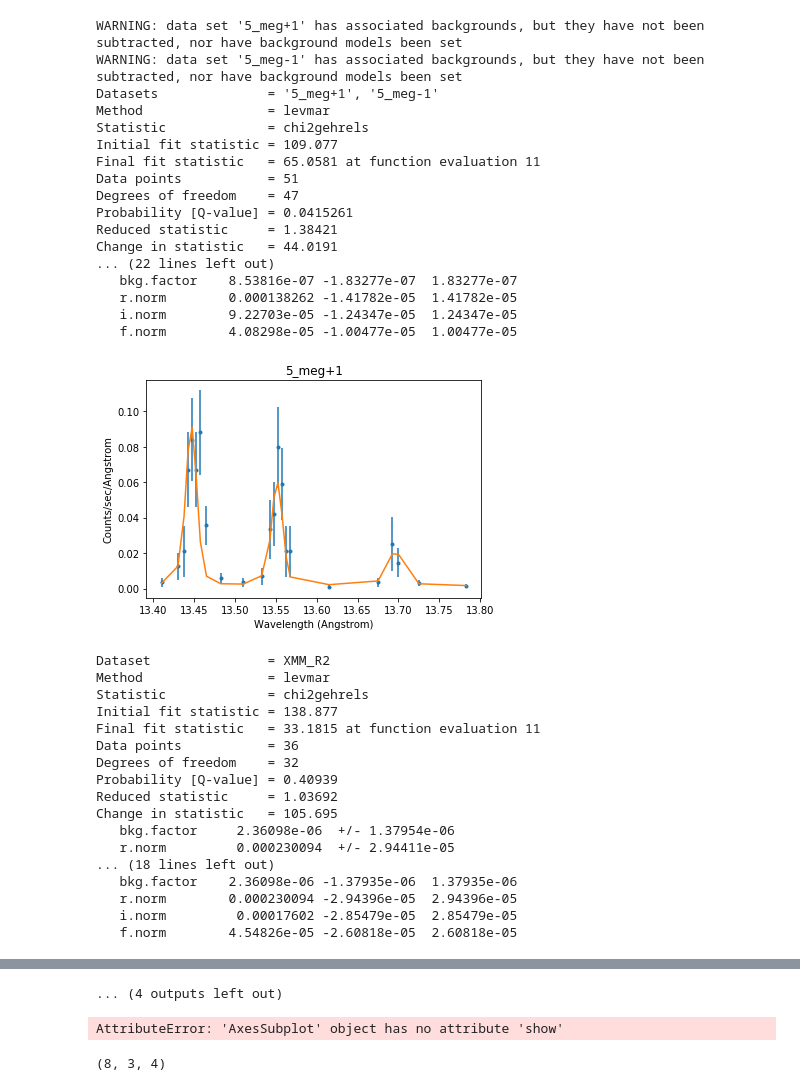
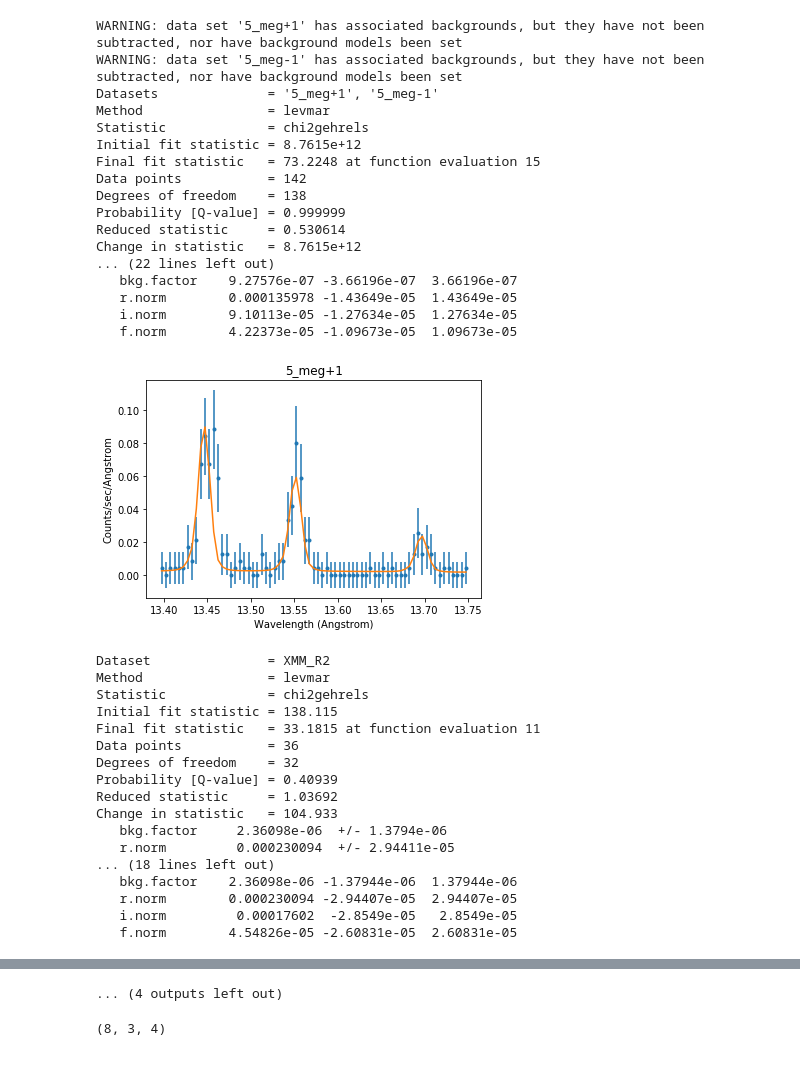
Before and after one commit to hamogu/TWHya, a Jupyter notebook: X-rayvariability.ipynb, the cells around one changed output, grey strips where cells are left out. Cells and saved outputs as stored; diff of their text form; code cells hidden in the pictures.

Commit message:
Update plots, estimate count rates

```diff
--- a/X-rayvariability.ipynb
+++ b/X-rayvariability.ipynb
@@ -190,13 +170,0 @@ ui.plot_data('XMM_R2')
-# %%
-ui.set_method("levmar")
-ui.set_stat("chi2gehrels")
-# %%
-#names= ['13250_leg+1', '13250_leg-1']
-#names = ['7437_meg-1']
-for n in names:
-        ui.set_source(n, line_r + line_i + line_f)
-        ui.group_width(n, 1)
-        ui.group_counts(n, 5)
-ui.fit(*names)
-#ui.conf(*names)
-#cov = ui.get_conf_results()
@@ -221,7 +170,0 @@ names
-# %%
-fig, axes = plt.subplots(ncols=2, figsize=(10,4))
-for ax, sid in zip(axes, names):
-    fp = ui.get_fit_plot(sid)
-    ax.errorbar(fp.dataplot.x, fp.dataplot.y, yerr=fp.dataplot.yerr, fmt='o')
-    ax.plot(fp.modelplot.x, fp.modelplot.y)
-    ax.grid(True)
@@ -239,9 +180,9 @@ idnames = [['5_meg+1', '5_meg-1'],
           ]
 obsids = [o[0].split('_')[0] for o in idnames]
 # %%
-def fitlines(names):
+def fitlines(names, model):
     for n in names:
-        ui.set_source(n, bkg + line_r + line_i + line_f)
+        ui.set_source(n, model)
         #ui.group_width(n, 1)
         #ui.group_counts(n, 5)
     ui.fit(*names)
@@ -254,56 +195,56 @@ def fitlines(names):
 # %%
 # Ne IX
 line_r.LineE = 0.9220
 line_i.LineE = 0.9148
 line_f.LineE = 0.9051
 
 ui.ignore(None, 13.40)
 ui.ignore(13.75, None)
 ui.notice(13.40, 13.75)
 
 fits = []
 plots = []
 for n in idnames:
-    f, p = fitlines(n)
+    f, p = fitlines(n, bkg + line_r + line_i + line_f)
     fits.append(f)
     plots.append(p)
     plt.show()
 # %% [output]
 WARNING: data set '5_meg+1' has associated backgrounds, but they have not been subtracted, nor have background models been set
 WARNING: data set '5_meg-1' has associated backgrounds, but they have not been subtracted, nor have background models been set
 Datasets              = '5_meg+1', '5_meg-1'
 Method                = levmar
 Statistic             = chi2gehrels
-Initial fit statistic = 109.077
-Final fit statistic   = 65.0581 at function evaluation 11
-Data points           = 51
-Degrees of freedom    = 47
-Probability [Q-value] = 0.0415261
-Reduced statistic     = 1.38421
-Change in statistic   = 44.0191
+Initial fit statistic = 8.7615e+12
+Final fit statistic   = 73.2248 at function evaluation 15
+Data points           = 142
+Degrees of freedom    = 138
+Probability [Q-value] = 0.999999
+Reduced statistic     = 0.530614
+Change in statistic   = 8.7615e+12
 ... (22 lines left out)
-   bkg.factor    8.53816e-07 -1.83277e-07  1.83277e-07
-   r.norm        0.000138262 -1.41782e-05  1.41782e-05
-   i.norm        9.22703e-05 -1.24347e-05  1.24347e-05
-   f.norm        4.08298e-05 -1.00477e-05  1.00477e-05
+   bkg.factor    9.27576e-07 -3.66196e-07  3.66196e-07
+   r.norm        0.000135978 -1.43649e-05  1.43649e-05
+   i.norm        9.10113e-05 -1.27634e-05  1.27634e-05
+   f.norm        4.22373e-05 -1.09673e-05  1.09673e-05
-[figure, old version]
+[figure, new version]
 Dataset               = XMM_R2
 Method                = levmar
 Statistic             = chi2gehrels
-Initial fit statistic = 138.877
+Initial fit statistic = 138.115
 Final fit statistic   = 33.1815 at function evaluation 11
 Data points           = 36
 Degrees of freedom    = 32
 Probability [Q-value] = 0.40939
 Reduced statistic     = 1.03692
-Change in statistic   = 105.695
-   bkg.factor     2.36098e-06  +/- 1.37954e-06
+Change in statistic   = 104.933
+   bkg.factor     2.36098e-06  +/- 1.3794e-06
    r.norm         0.000230094  +/- 2.94411e-05
 ... (18 lines left out)
-   bkg.factor    2.36098e-06 -1.37935e-06  1.37935e-06
-   r.norm        0.000230094 -2.94396e-05  2.94396e-05
-   i.norm         0.00017602 -2.85479e-05  2.85479e-05
-   f.norm        4.54826e-05 -2.60818e-05  2.60818e-05
+   bkg.factor    2.36098e-06 -1.37944e-06  1.37944e-06
+   r.norm        0.000230094 -2.94407e-05  2.94407e-05
+   i.norm         0.00017602  -2.8549e-05   2.8549e-05
+   f.norm        4.54826e-05 -2.60831e-05  2.60831e-05
 [figure]
 WARNING: data set '6443_leg+1' has associated backgrounds, but they have not been subtracted, nor have background models been set
 WARNING: data set '6443_leg-1' has associated backgrounds, but they have not been subtracted, nor have background models been set
@@ -380,8 +321,4 @@ Change in statistic   = 35.81
 ... (4 outputs left out)
-# %%
-for p in plots:
-# %% [output]
-AttributeError: 'AxesSubplot' object has no attribute 'show'
 # %%
 farr = np.stack(fits)
 
```
Also changed, not shown: parts of 58 cells of this notebook.
